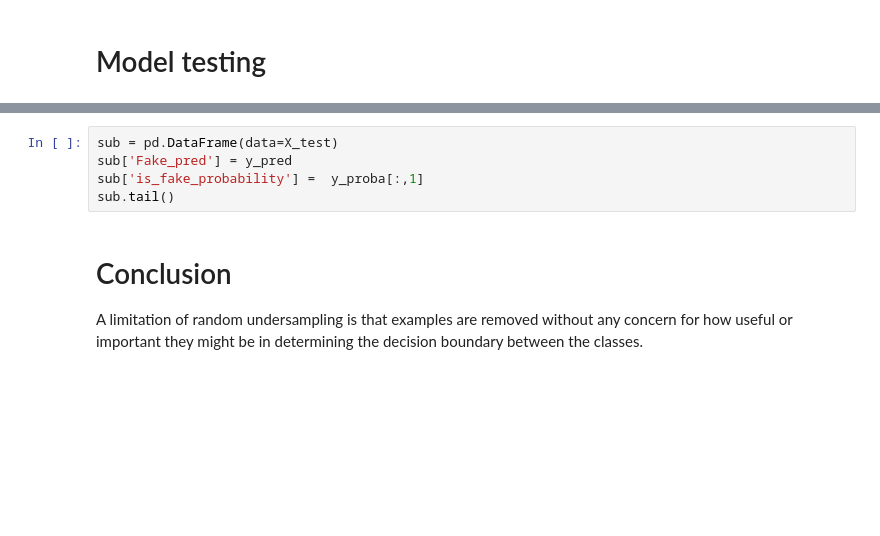
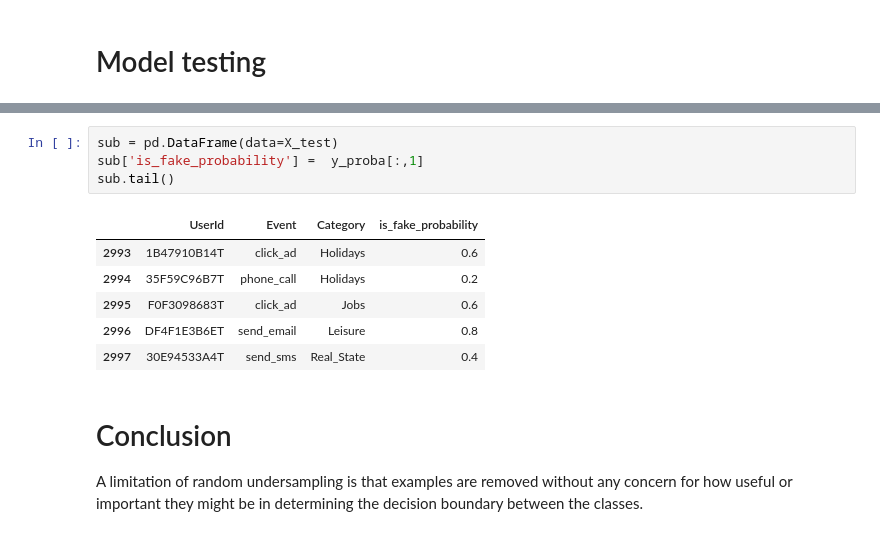
Before and after one commit to tekeinhor/mlops, a Jupyter notebook: notebooks/Modeling.ipynb, the cells around one changed output, grey strips where cells are left out. Saved outputs shown, nothing was run; the diff lists cells and outputs as text; blank space fills up the shorter version.

```diff
--- a/notebooks/Modeling.ipynb
+++ b/notebooks/Modeling.ipynb
@@ -227,8 +251,14 @@ print('---' * 35)
 # %%
 sub = pd.DataFrame(data=X_test)
-sub['Fake_pred'] = y_pred
 sub['is_fake_probability'] =  y_proba[:,1]
 sub.tail()
+# %% [output]
+|  | UserId | Event | Category | is_fake_probability |
+| 2993 | 1B47910B14T | click_ad | Holidays | 0.6 |
+| 2994 | 35F59C96B7T | phone_call | Holidays | 0.2 |
+| 2995 | F0F3098683T | click_ad | Jobs | 0.6 |
+| 2996 | DF4F1E3B6ET | send_email | Leisure | 0.8 |
+| 2997 | 30E94533A4T | send_sms | Real_State | 0.4 |
 # %% [markdown]
 # Conclusion
 
```
Also changed, not shown: parts of 19 cells of this notebook, 1 other file.
